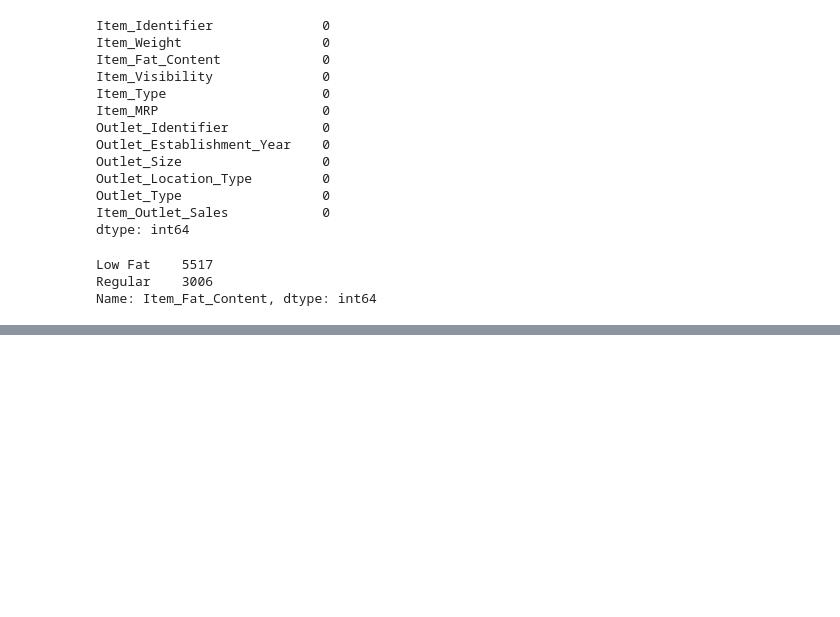
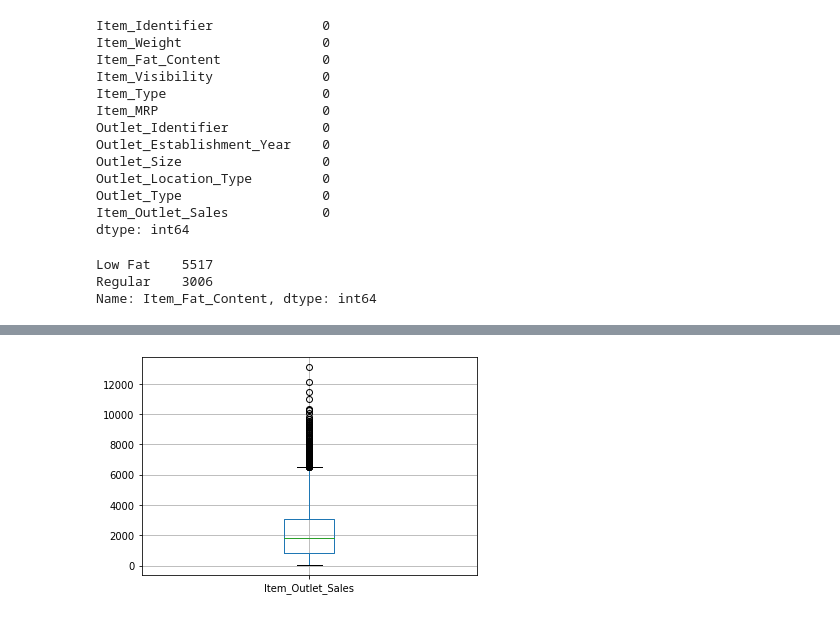
Before and after one commit to Acottle1031/Sales-Predictions-Project, a Jupyter notebook: SalesProjectionProject.ipynb, the cells around one changed output, grey strips where cells are left out. Cells and saved outputs as stored; diff of their text form; code cells hidden in the pictures; blank space fills up the shorter version.

```diff
--- a/SalesProjectionProject.ipynb
+++ b/SalesProjectionProject.ipynb
@@ -121,0 +146,9 @@ projections_df.describe()
+# %%
+projections_df.boxplot('Item_Outlet_Sales');
+#using a box plot for sales to show a summary of our sales data
+#We see that 0 would be our minimum sales, our 25th percentile of our stores are between $1000 - $1900
+#Our median sales just under $2000 per store
+#75th percentile is about $2000-$3000
+#Our max is about $6500 in sales with anything after that being an outlier
+# %% [output]
+[figure, added]
```
Also changed, not shown: parts of 4 cells of this notebook.
